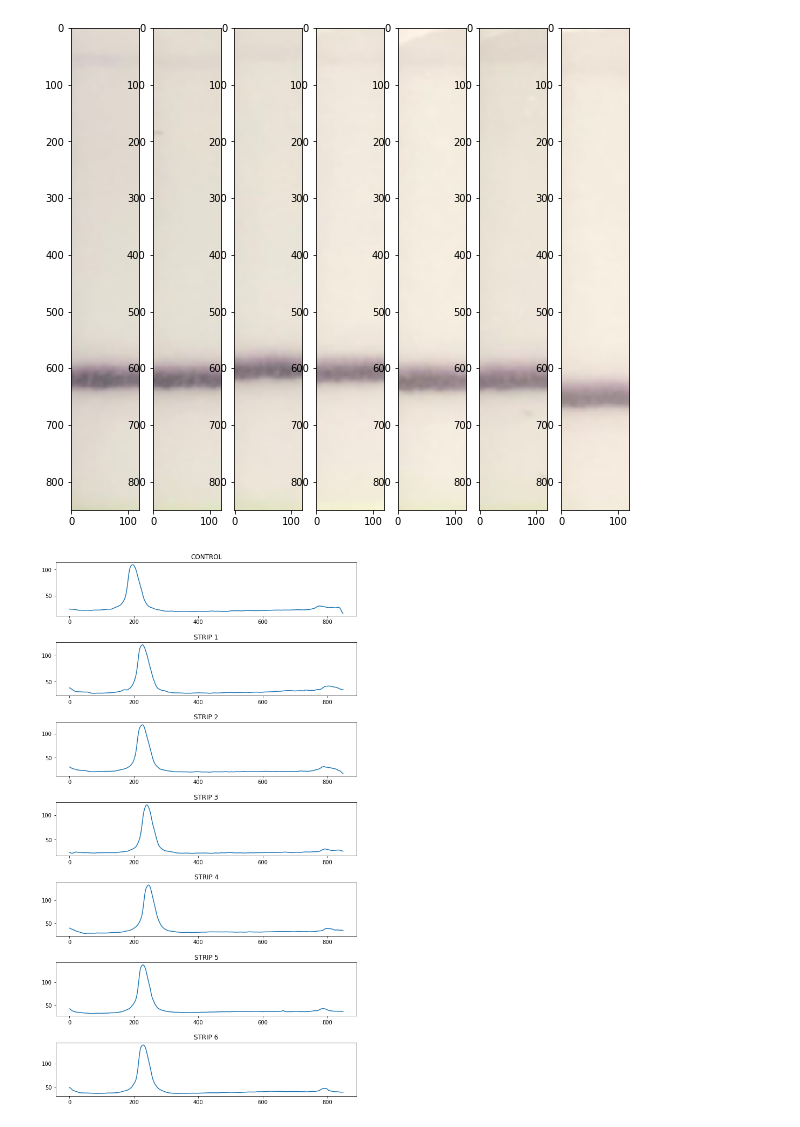
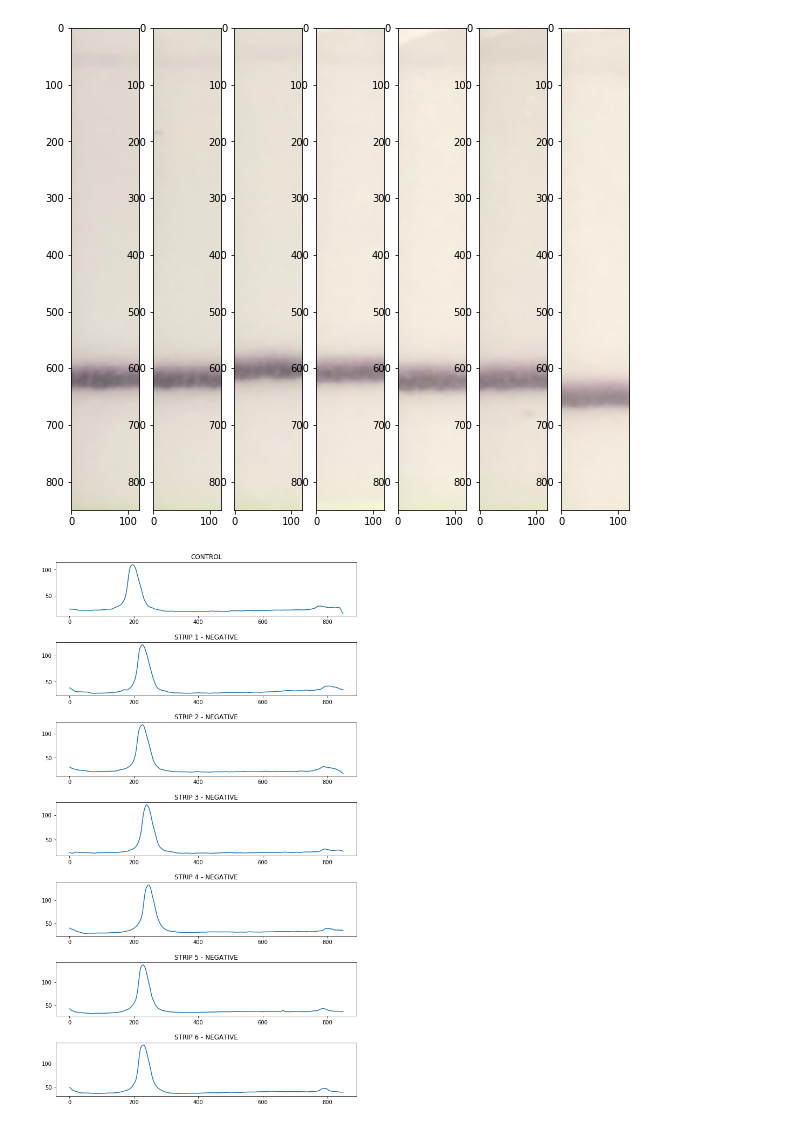
Before and after one commit to broadinstitute/HandLens-1.0.0, a Jupyter notebook: notebooks/Strip Detection and Comparison v3.ipynb, the cells around one changed output. Saved outputs shown, nothing was run; the diff lists cells and outputs as text; code cells hidden in the pictures.

Commit message:
latest LOD tests with prediction methods

```diff
--- a/notebooks/Strip Detection and Comparison v3.ipynb
+++ b/notebooks/Strip Detection and Comparison v3.ipynb
@@ -62,8 +62,17 @@ marginFraction = 0.2
 # Times the standard deviation of the mean intensity to detect a peak in first pass
 peakSTDScale = 4
 
+# If true, the threshold for detection is not calculated per sample, we just the detectionTreshold value
+useLowConcentrationTreshold = True
+
 # Times the standard deviation of the mean intensity to detect a peak in the final normalized data
 peakSTDScaleNorm = 20
+
+# Detection threshold derived from the low concentration samples
+detectionTreshold = 25
+
+# The LOD threshold obtained from direct application of Armbuster and Pry
+LODThreshold = 182
 
 # Default peak position to use when the control does not have a positive band
 defPeakPosition = 360
@@ -422,23 +431,37 @@ for img in raw_strip_images:
 # %% [output]
 [figure]
 # %%
-# Processing Step 8: Plot all intensities
+# Processing Step 8: Plot raw intensities, and make prediction using "universal" threshold
+
+# Naive prediction using threshold obtained from set of controls and low concentration samples
+def predict0(data):
+    half = int(data.shape[0]/2)
+    values = np.array([])
+    for i in range(half, data.shape[0]):
+        values = np.append(values, np.mean(data[i]))
+    m = np.min(values)
+    sd = np.std(values)
+    if m < LODThreshold: return "POSITIVE"
+    elif m < LODThreshold + 2 * sd: return "BORDERLINE"
+    else: return "NEGATIVE"
 
 fig, plots = plt.subplots(len(norm_strip_images))
 plt.subplots_adjust(top=1.5, hspace=0.5)
 idx = len(norm_strip_images) - 1
 for img in norm_strip_images:
     data = img.astype('int32')
     nrows = data.shape[0]
     values = np.array([])
     for r in range(0, nrows):
         values = np.append(values, 255 - np.mean(data[r]))
     plots[idx].plot(values)
     if idx == 0:
         plots[idx].set_title("CONTROL")
     else:
-        plots[idx].set_title("STRIP " + str(idx))
+        pred = predict0(data)
+        plots[idx].set_title("STRIP " + str(idx) + " - " + pred)
+
     idx -= 1
 # %% [output]
-[figure, old version]
+[figure, new version]
 # %%
```
Also changed, not shown: parts of 1 cell of this notebook, 9 other files.
